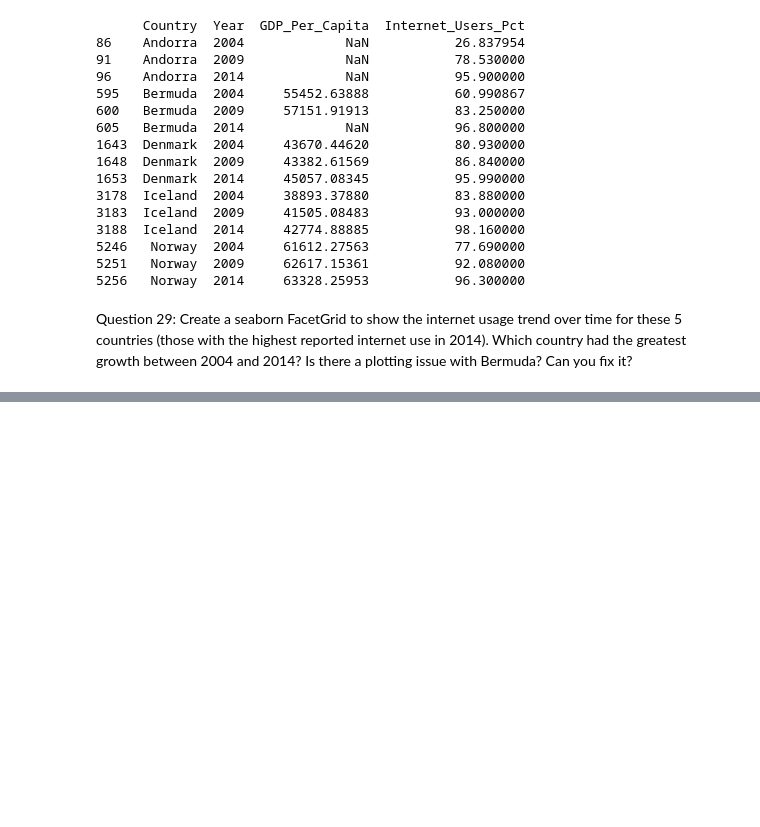
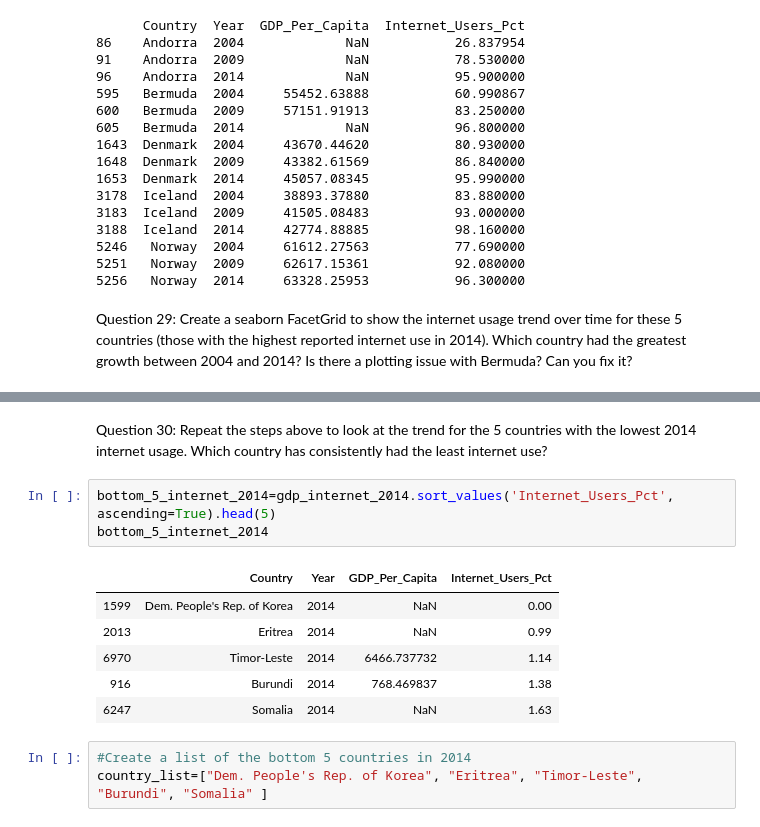
Before and after one commit to arikhursheed/gdp-and-internet-usage-arikhursheed, a Jupyter notebook: notebooks/un_data_explore.ipynb, the cells around one changed output, grey strips where cells are left out. Cells and saved outputs as stored; diff of their text form; blank space fills up the shorter version.

```diff
--- a/notebooks/un_data_explore.ipynb
+++ b/notebooks/un_data_explore.ipynb
@@ -471,3 +469,18 @@ g = sns.FacetGrid(top_5_internet, col="Country")
 g = g.map(plt.plot,"Year","Internet_Users_Pct")
 # %% [output]
 [figure]
+# %% [markdown]
+Question 30: Repeat the steps above to look at the trend for the 5 countries with the lowest 2014 internet usage. Which country has consistently had the least internet use?
+# %%
+bottom_5_internet_2014=gdp_internet_2014.sort_values('Internet_Users_Pct', ascending=True).head(5)
+bottom_5_internet_2014
+# %% [output]
+|  | Country | Year | GDP_Per_Capita | Internet_Users_Pct |
+| 1599 | Dem. People's Rep. of Korea | 2014 | NaN | 0.00 |
+| 2013 | Eritrea | 2014 | NaN | 0.99 |
+| 6970 | Timor-Leste | 2014 | 6466.737732 | 1.14 |
+| 916 | Burundi | 2014 | 768.469837 | 1.38 |
+| 6247 | Somalia | 2014 | NaN | 1.63 |
+# %%
+#Create a list of the bottom 5 countries in 2014
+country_list=["Dem. People's Rep. of Korea", "Eritrea", "Timor-Leste", "Burundi", "Somalia" ]
```
Also changed, not shown: parts of 21 cells of this notebook.
